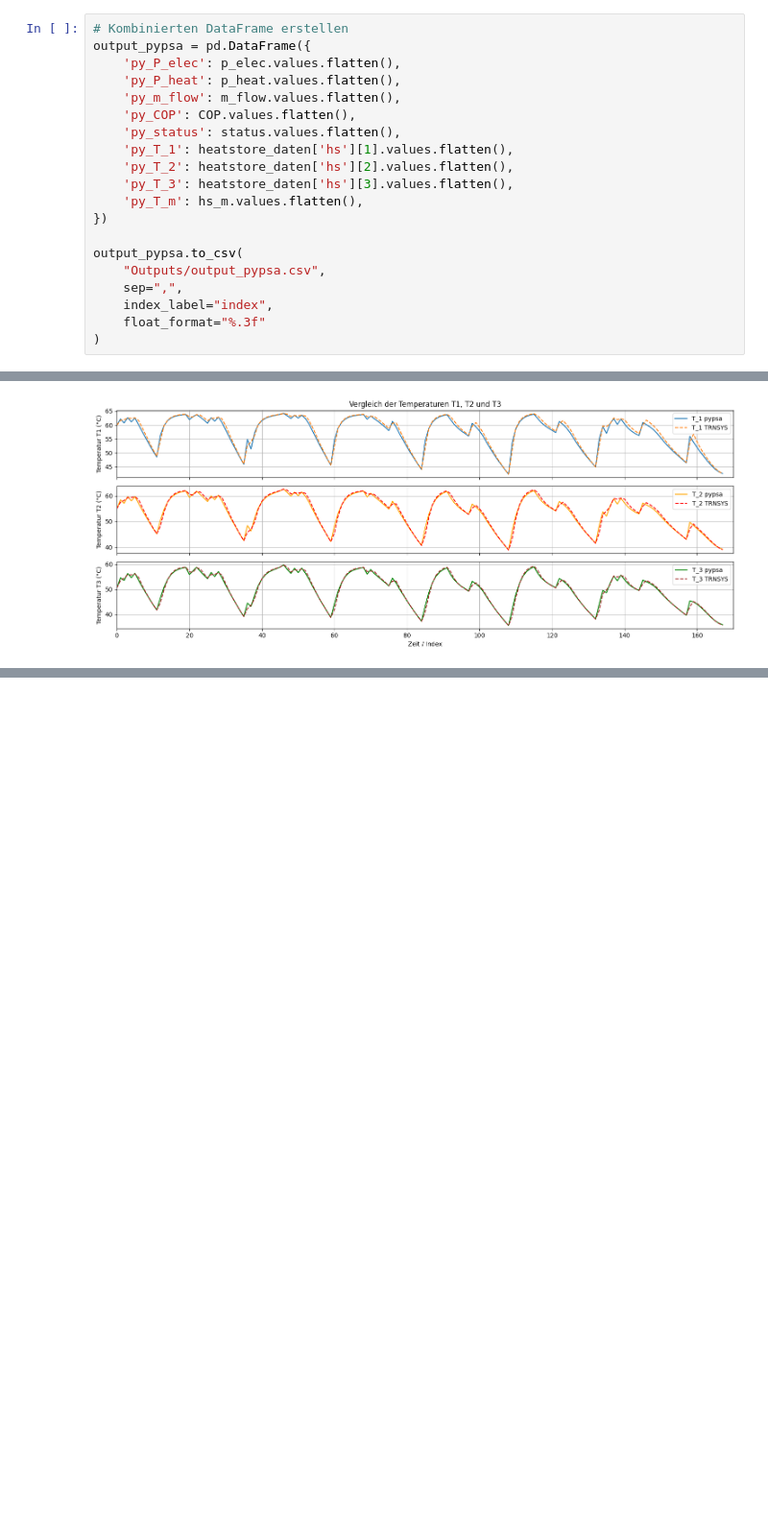
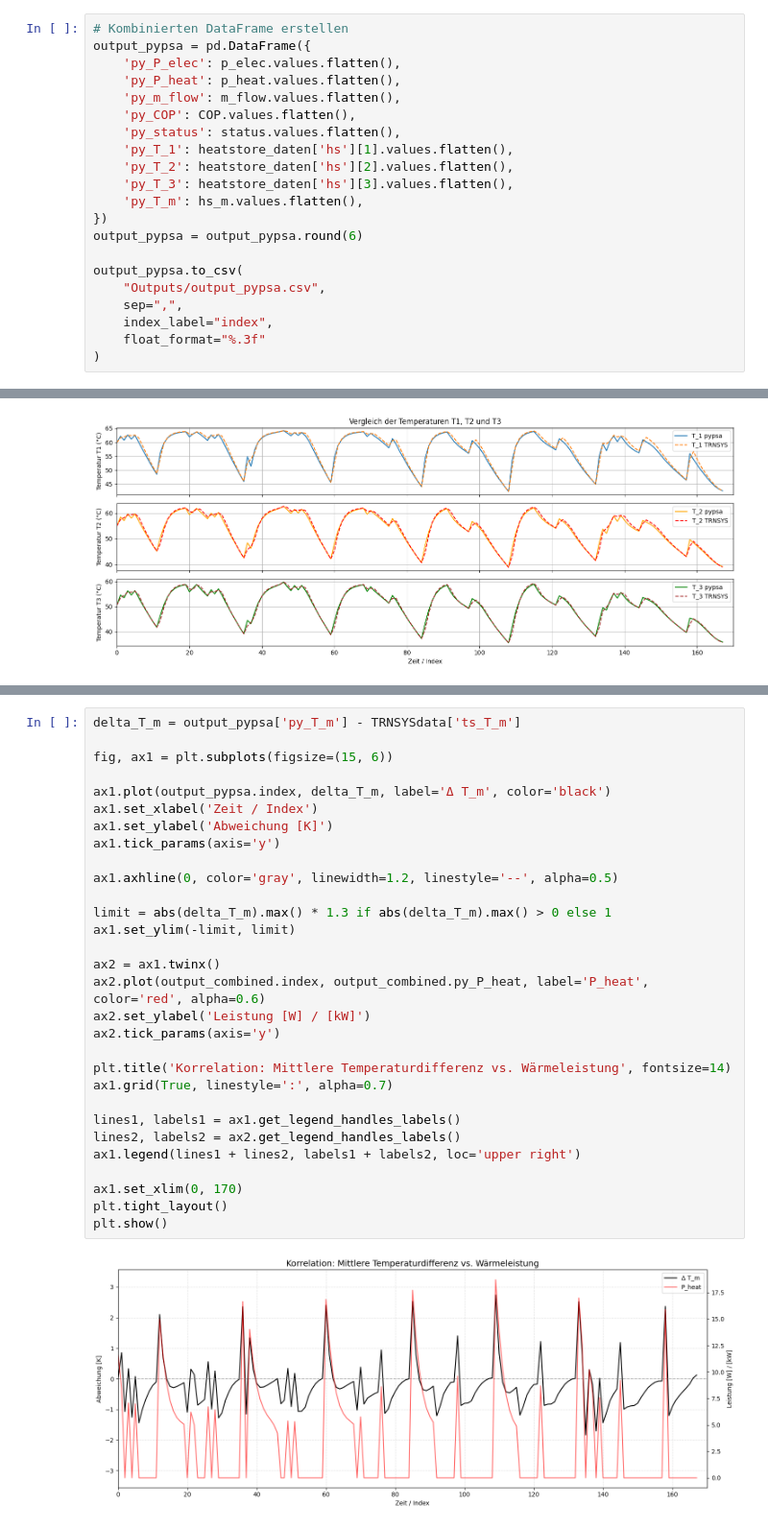
Before and after one commit to choffma8/masterprojektWaermespeicher, a Jupyter notebook: modellierungKonstanterVolumenspeicher.ipynb, the cells around one changed output, grey strips where cells are left out. Shown at 96% size. Cells and saved outputs as stored; diff of their text form; blank space fills up the shorter version.

Commit message:
Korrelation T_m, P_heat

```diff
--- a/modellierungKonstanterVolumenspeicher.ipynb
+++ b/modellierungKonstanterVolumenspeicher.ipynb
@@ -420,6 +422,7 @@ output_pypsa = pd.DataFrame({
     'py_T_3': heatstore_daten['hs'][3].values.flatten(),
     'py_T_m': hs_m.values.flatten(),
 })
+output_pypsa = output_pypsa.round(6)
 
 output_pypsa.to_csv(
     "Outputs/output_pypsa.csv",
@@ -631,3 +634,35 @@ plt.tight_layout()
 plt.show()
 # %% [output]
 [figure]
+# %%
+delta_T_m = output_pypsa['py_T_m'] - TRNSYSdata['ts_T_m']
+
+fig, ax1 = plt.subplots(figsize=(15, 6))
+
+ax1.plot(output_pypsa.index, delta_T_m, label='Δ T_m', color='black')
+ax1.set_xlabel('Zeit / Index')
+ax1.set_ylabel('Abweichung [K]')
+ax1.tick_params(axis='y')
+
+ax1.axhline(0, color='gray', linewidth=1.2, linestyle='--', alpha=0.5)
+
+limit = abs(delta_T_m).max() * 1.3 if abs(delta_T_m).max() > 0 else 1
+ax1.set_ylim(-limit, limit)
+
+ax2 = ax1.twinx()
+ax2.plot(output_combined.index, output_combined.py_P_heat, label='P_heat', color='red', alpha=0.6)
+ax2.set_ylabel('Leistung [W] / [kW]')
+ax2.tick_params(axis='y')
+
+plt.title('Korrelation: Mittlere Temperaturdifferenz vs. Wärmeleistung', fontsize=14)
+ax1.grid(True, linestyle=':', alpha=0.7)
+
+lines1, labels1 = ax1.get_legend_handles_labels()
+lines2, labels2 = ax2.get_legend_handles_labels()
+ax1.legend(lines1 + lines2, labels1 + labels2, loc='upper right')
+
+ax1.set_xlim(0, 170)
+plt.tight_layout()
+plt.show()
+# %% [output]
+[figure, added]
```
Also changed, not shown: parts of 5 cells of this notebook, 5 other files.
